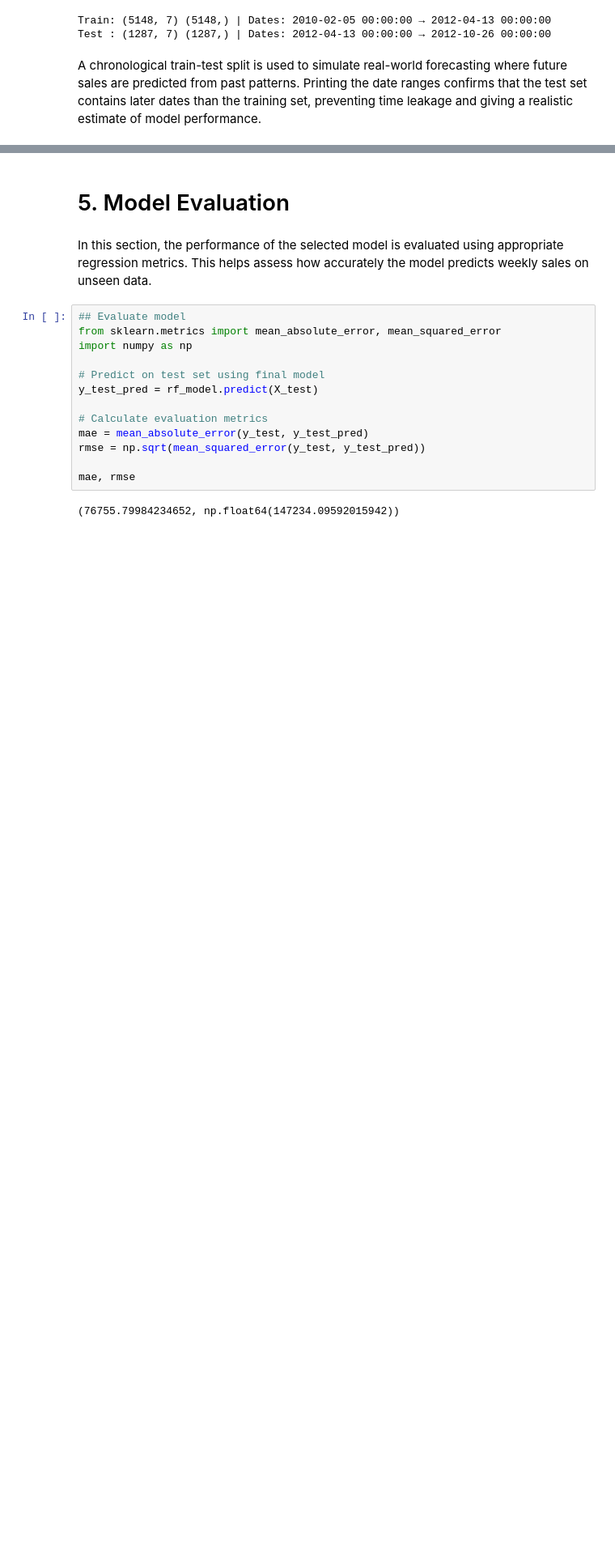
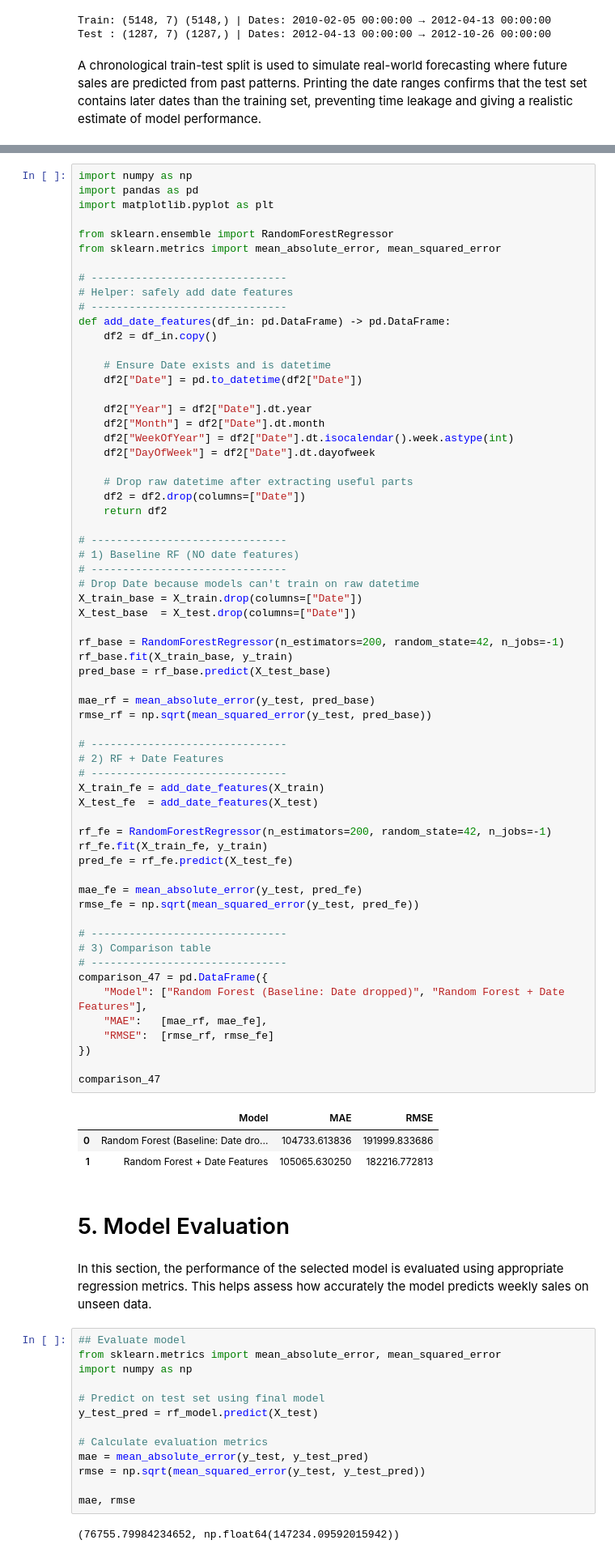
Before and after one commit to vaishnaviTP123/MLDP-Project-3, a Jupyter notebook: MLDP Program Codes Submission Template.ipynb, the cells around one changed output, grey strips where cells are left out. Shown at 81% size. Cells and saved outputs as stored; diff of their text form; blank space fills up the shorter version.

Commit message:
Fixed RMSE table

```diff
--- a/MLDP Program Codes Submission Template.ipynb
+++ b/MLDP Program Codes Submission Template.ipynb
@@ -692,3 +699,70 @@ A chronological train-test split is used to simulate real-world forecasting wher
+# %%
+import numpy as np
+import pandas as pd
+import matplotlib.pyplot as plt
+
+from sklearn.ensemble import RandomForestRegressor
+from sklearn.metrics import mean_absolute_error, mean_squared_error
+
+# -------------------------------
+# Helper: safely add date features
+# -------------------------------
+def add_date_features(df_in: pd.DataFrame) -> pd.DataFrame:
+    df2 = df_in.copy()
+
+    # Ensure Date exists and is datetime
+    df2["Date"] = pd.to_datetime(df2["Date"])
+
+    df2["Year"] = df2["Date"].dt.year
+    df2["Month"] = df2["Date"].dt.month
+    df2["WeekOfYear"] = df2["Date"].dt.isocalendar().week.astype(int)
+    df2["DayOfWeek"] = df2["Date"].dt.dayofweek
+
+    # Drop raw datetime after extracting useful parts
+    df2 = df2.drop(columns=["Date"])
+    return df2
+
+# -------------------------------
+# 1) Baseline RF (NO date features)
+# -------------------------------
+# Drop Date because models can't train on raw datetime
+X_train_base = X_train.drop(columns=["Date"])
+X_test_base  = X_test.drop(columns=["Date"])
+
+rf_base = RandomForestRegressor(n_estimators=200, random_state=42, n_jobs=-1)
+rf_base.fit(X_train_base, y_train)
+pred_base = rf_base.predict(X_test_base)
+
+mae_rf = mean_absolute_error(y_test, pred_base)
+rmse_rf = np.sqrt(mean_squared_error(y_test, pred_base))
+
+# -------------------------------
+# 2) RF + Date Features
+# -------------------------------
+X_train_fe = add_date_features(X_train)
+X_test_fe  = add_date_features(X_test)
+
+rf_fe = RandomForestRegressor(n_estimators=200, random_state=42, n_jobs=-1)
+rf_fe.fit(X_train_fe, y_train)
+pred_fe = rf_fe.predict(X_test_fe)
+
+mae_fe = mean_absolute_error(y_test, pred_fe)
+rmse_fe = np.sqrt(mean_squared_error(y_test, pred_fe))
+
+# -------------------------------
+# 3) Comparison table
+# -------------------------------
+comparison_47 = pd.DataFrame({
+    "Model": ["Random Forest (Baseline: Date dropped)", "Random Forest + Date Features"],
+    "MAE":   [mae_rf, mae_fe],
+    "RMSE":  [rmse_rf, rmse_fe]
+})
+
+comparison_47
+# %% [output]
+|  | Model | MAE | RMSE |
+| 0 | Random Forest (Baseline: Date dro... | 104733.613836 | 191999.833686 |
+| 1 | Random Forest + Date Features | 105065.630250 | 182216.772813 |
 # %% [markdown]
 # 5. Model Evaluation
 # %% [markdown]
```
Also changed, not shown: parts of 6 cells of this notebook.
